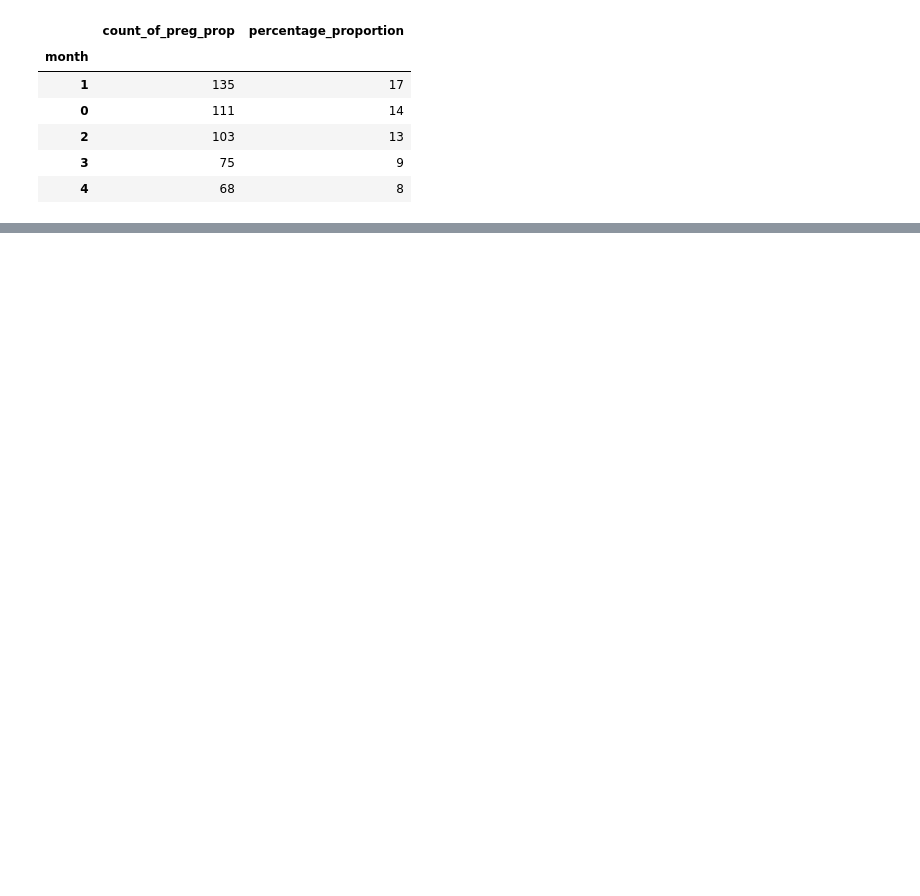
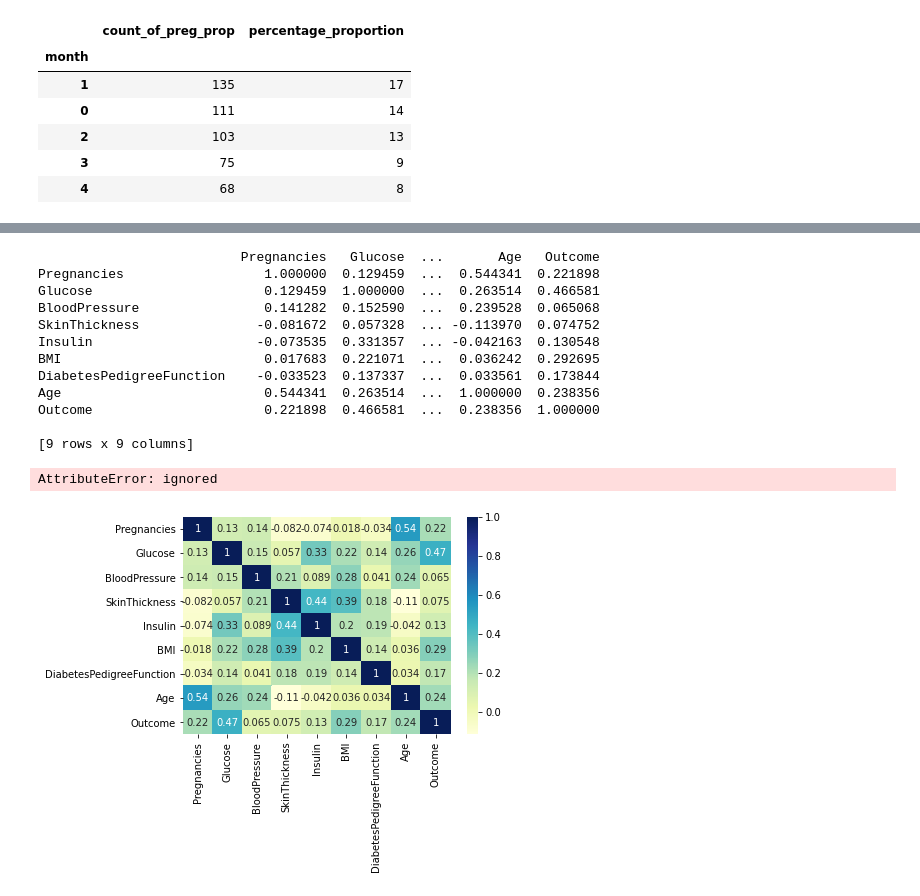
Before and after one commit to Sanjeeth-S/Curneu-Assessment, a Jupyter notebook: Problem_Statement_2.ipynb, the cells around one changed output, grey strips where cells are left out. Cells and saved outputs as stored; diff of their text form; code cells hidden in the pictures; blank space fills up the shorter version.

```diff
--- a/Problem_Statement_2.ipynb
+++ b/Problem_Statement_2.ipynb
@@ -288,3 +108,0 @@ plt.tight_layout()
-# %%
-data.Glucose = data.Glucose.replace(0,data.Glucose.mean())
-data.head()
@@ -362,3 +108,0 @@ plt.show()
-# %%
-data.BloodPressure = data.BloodPressure.replace(0,data.BloodPressure.median())
-data.head()
@@ -436,3 +108,0 @@ plt.show()
-# %%
-data.SkinThickness = data.SkinThickness.replace(0,data.SkinThickness.mean())
-data.head()
@@ -487,3 +108,0 @@ plt.tight_layout()
-# %%
-data.Insulin = data.Insulin.replace(0,data.Insulin.median())
-data.head()
@@ -523,0 +119,20 @@ Name: BMI, dtype: float64
+# %%
+import seaborn as sns
+print(data.corr())
+dataplot = sns.heatmap(data.corr(), cmap="YlGnBu", annot=True)
+dataplot.show()
+# %% [output]
+                          Pregnancies   Glucose  ...       Age   Outcome
+Pregnancies                  1.000000  0.129459  ...  0.544341  0.221898
+Glucose                      0.129459  1.000000  ...  0.263514  0.466581
+BloodPressure                0.141282  0.152590  ...  0.239528  0.065068
+SkinThickness               -0.081672  0.057328  ... -0.113970  0.074752
+Insulin                     -0.073535  0.331357  ... -0.042163  0.130548
+BMI                          0.017683  0.221071  ...  0.036242  0.292695
+DiabetesPedigreeFunction    -0.033523  0.137337  ...  0.033561  0.173844
+Age                          0.544341  0.263514  ...  1.000000  0.238356
+Outcome                      0.221898  0.466581  ...  0.238356  1.000000
+
+[9 rows x 9 columns]
+AttributeError: ignored
+[figure, added]
```
Also changed, not shown: parts of 48 cells of this notebook.
